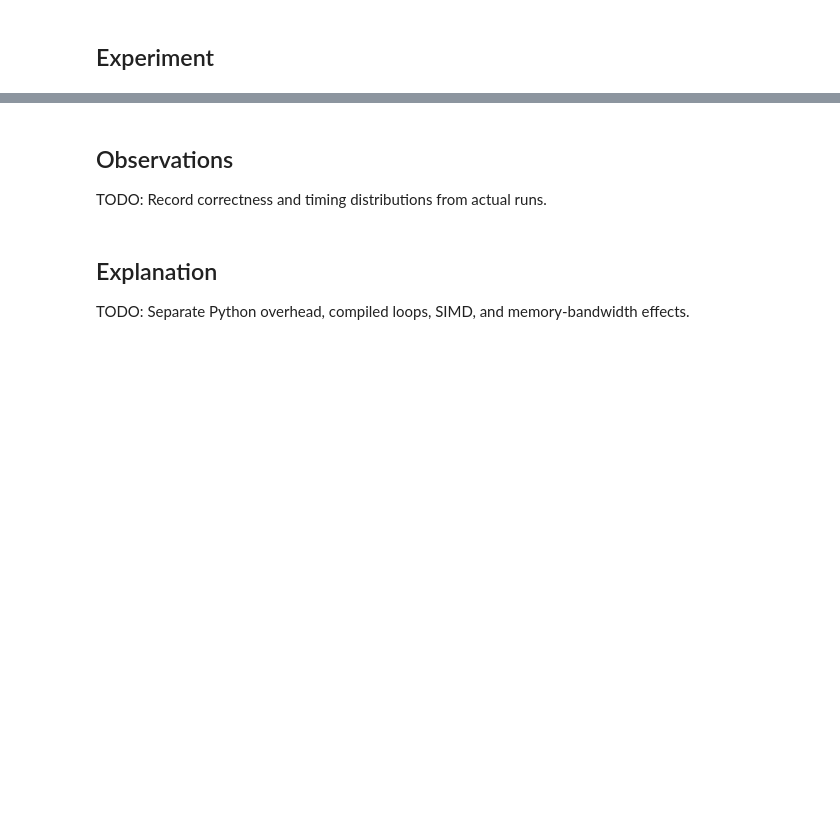
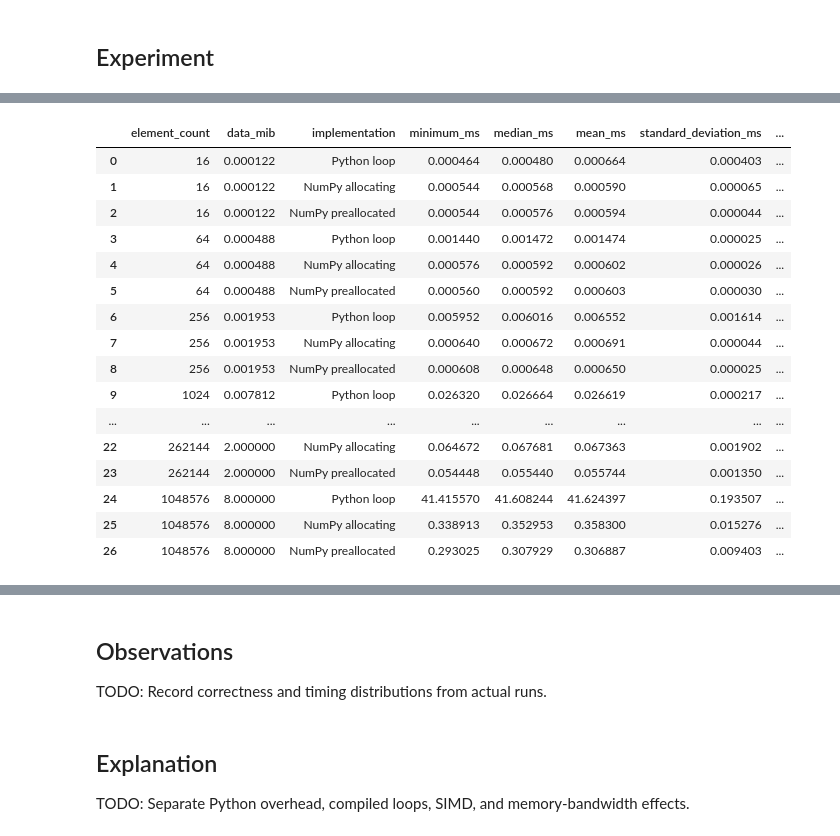
Before and after one commit to coert/dgx-spark-lab, a Jupyter notebook: experiments/00-foundations/04-vectorization.ipynb, the cells around one changed output, grey strips where cells are left out. Cells and saved outputs as stored; diff of their text form; code cells hidden in the pictures; blank space fills up the shorter version.

```diff
--- a/experiments/00-foundations/04-vectorization.ipynb
+++ b/experiments/00-foundations/04-vectorization.ipynb
@@ -50,0 +226,97 @@ print(sample)
+# %%
+ELEMENT_COUNTS = [
+    16,
+    64,
+    256,
+    1_024,
+    4_096,
+    16_384,
+    65_536,
+    262_144,
+    1_048_576,
+]
+
+BENCHMARK_ITERATIONS = 10
+WARMUP_ITERATIONS = 3
+
+vectorization_rows = []
+
+for element_count in ELEMENT_COUNTS:
+    numpy_values = np.linspace(
+        0.0,
+        1.0,
+        element_count,
+        dtype=np.float64,
+    )
+
+    python_values = numpy_values.tolist()
+    numpy_output = np.empty_like(numpy_values)
+
+    with pinned_to_cpu(VECTOR_CPU):
+        python_timing = benchmark_callable(
+            python_multiply_add,
+            python_values,
+            SCALE,
+            OFFSET,
+            warmup_iterations=WARMUP_ITERATIONS,
+            iterations=BENCHMARK_ITERATIONS,
+        )
+
+        numpy_timing = benchmark_callable(
+            numpy_multiply_add,
+            numpy_values,
+            SCALE,
+            OFFSET,
+            warmup_iterations=WARMUP_ITERATIONS,
+            iterations=BENCHMARK_ITERATIONS,
+        )
+
+        numpy_into_timing = benchmark_callable(
+            numpy_multiply_add_into,
+            numpy_values,
+            numpy_output,
+            SCALE,
+            OFFSET,
+            warmup_iterations=WARMUP_ITERATIONS,
+            iterations=BENCHMARK_ITERATIONS,
+        )
+
+    for implementation, timing in [
+        ("Python loop", python_timing),
+        ("NumPy allocating", numpy_timing),
+        ("NumPy preallocated", numpy_into_timing),
+    ]:
+        vectorization_rows.append(
+            {
+                "element_count": element_count,
+                "data_mib": element_count * 8 / 1024**2,
+                "implementation": implementation,
+                "minimum_ms": timing.minimum_ns / 1e6,
+                "median_ms": timing.median_ns / 1e6,
+                "mean_ms": timing.mean_ns / 1e6,
+                "standard_deviation_ms": (timing.standard_deviation_ns / 1e6),
+                "nanoseconds_per_element": (timing.median_ns / element_count),
+            }
+        )
+
+vectorization_results = pd.DataFrame(vectorization_rows)
+
+vectorization_results
+# %% [output]
+|  | element_count | data_mib | implementation | minimum_ms | median_ms | mean_ms | standard_deviation_ms | ... |
+| 0 | 16 | 0.000122 | Python loop | 0.000464 | 0.000480 | 0.000664 | 0.000403 | ... |
+| 1 | 16 | 0.000122 | NumPy allocating | 0.000544 | 0.000568 | 0.000590 | 0.000065 | ... |
+| 2 | 16 | 0.000122 | NumPy preallocated | 0.000544 | 0.000576 | 0.000594 | 0.000044 | ... |
+| 3 | 64 | 0.000488 | Python loop | 0.001440 | 0.001472 | 0.001474 | 0.000025 | ... |
+| 4 | 64 | 0.000488 | NumPy allocating | 0.000576 | 0.000592 | 0.000602 | 0.000026 | ... |
+| 5 | 64 | 0.000488 | NumPy preallocated | 0.000560 | 0.000592 | 0.000603 | 0.000030 | ... |
+| 6 | 256 | 0.001953 | Python loop | 0.005952 | 0.006016 | 0.006552 | 0.001614 | ... |
+| 7 | 256 | 0.001953 | NumPy allocating | 0.000640 | 0.000672 | 0.000691 | 0.000044 | ... |
+| 8 | 256 | 0.001953 | NumPy preallocated | 0.000608 | 0.000648 | 0.000650 | 0.000025 | ... |
+| 9 | 1024 | 0.007812 | Python loop | 0.026320 | 0.026664 | 0.026619 | 0.000217 | ... |
+| ... | ... | ... | ... | ... | ... | ... | ... | ... |
+| 22 | 262144 | 2.000000 | NumPy allocating | 0.064672 | 0.067681 | 0.067363 | 0.001902 | ... |
+| 23 | 262144 | 2.000000 | NumPy preallocated | 0.054448 | 0.055440 | 0.055744 | 0.001350 | ... |
+| 24 | 1048576 | 8.000000 | Python loop | 41.415570 | 41.608244 | 41.624397 | 0.193507 | ... |
+| 25 | 1048576 | 8.000000 | NumPy allocating | 0.338913 | 0.352953 | 0.358300 | 0.015276 | ... |
+| 26 | 1048576 | 8.000000 | NumPy preallocated | 0.293025 | 0.307929 | 0.306887 | 0.009403 | ... |
```
Also changed, not shown: parts of 11 cells of this notebook.
